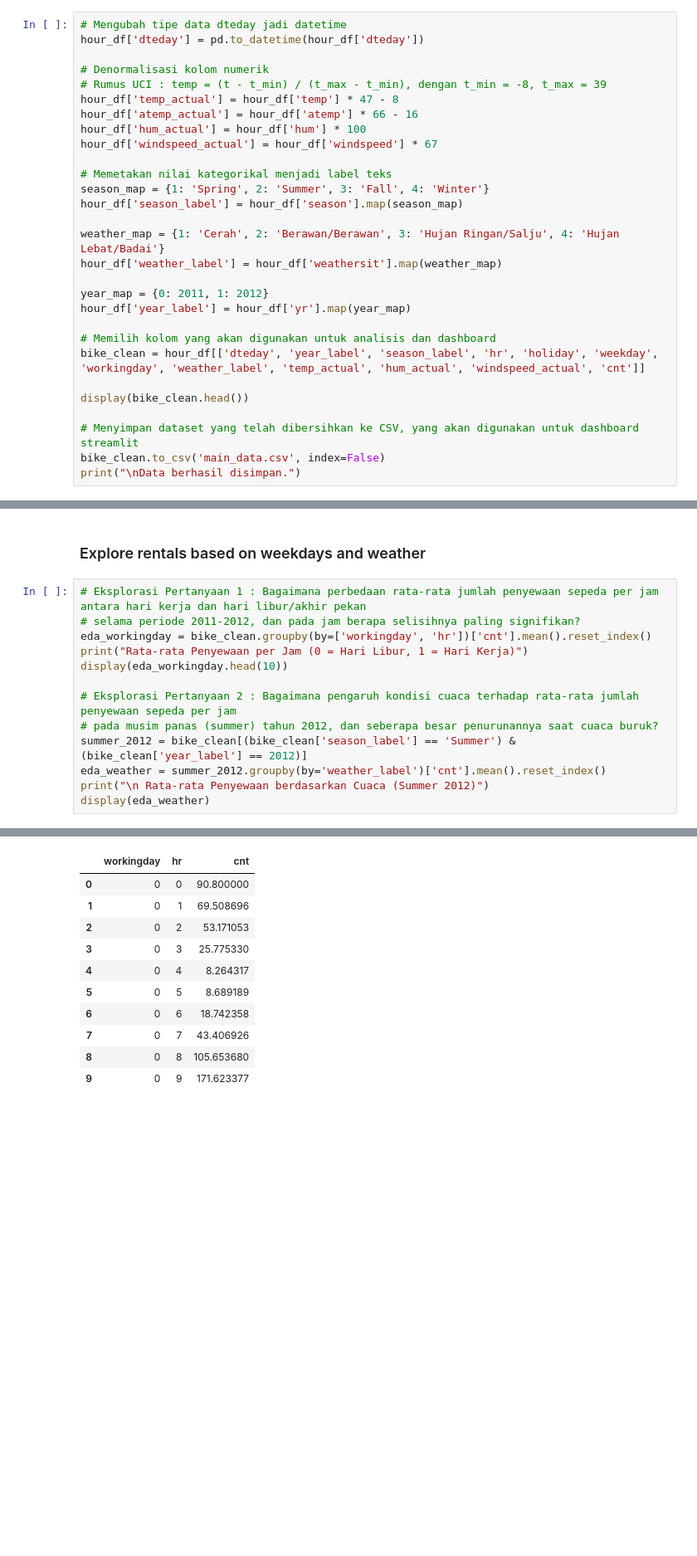
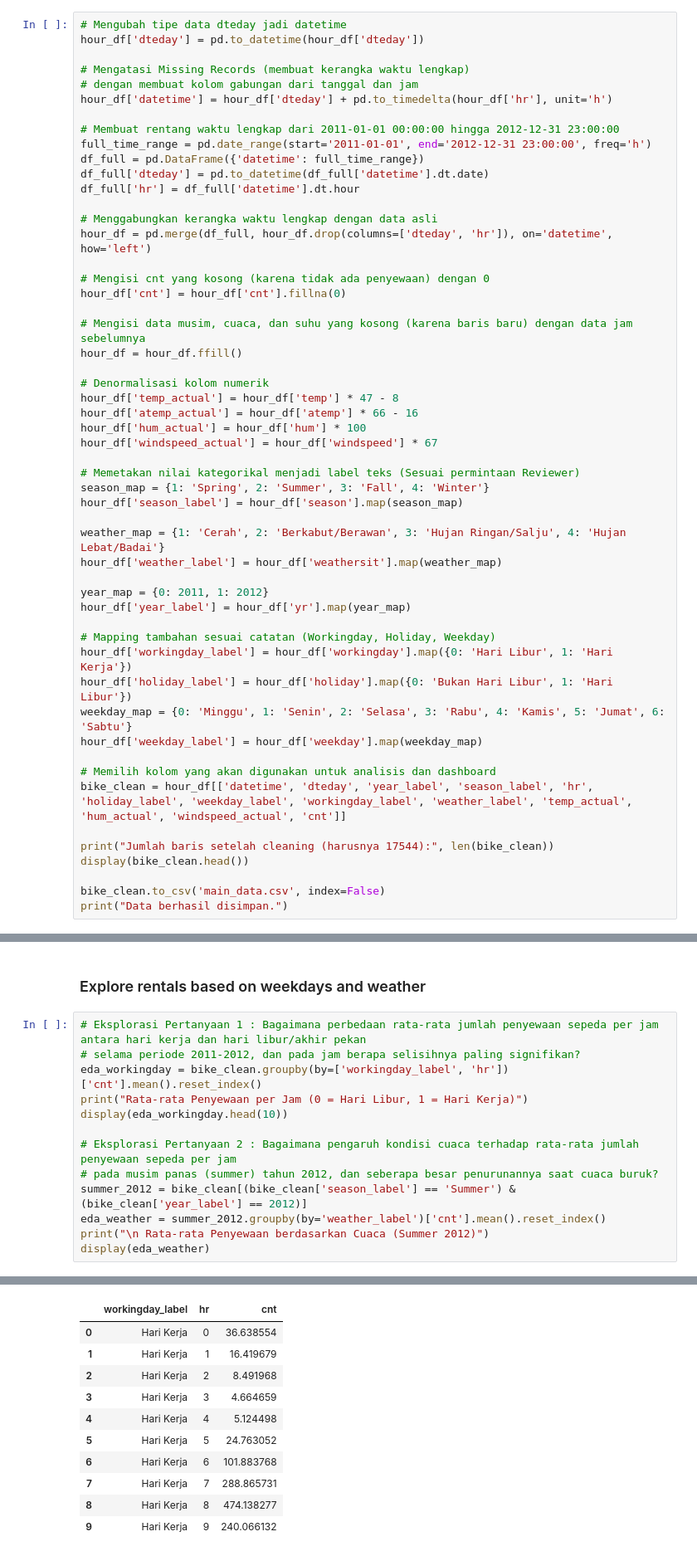
Before and after one commit to Candra-cnd/bike-sharing-dashboard, a Jupyter notebook: notebook.ipynb, the cells around one changed output, grey strips where cells are left out. Shown at 83% size. Drawn from its saved outputs; the diff is of its cells as text; blank space fills up the shorter version.

```diff
--- a/notebook.ipynb
+++ b/notebook.ipynb
@@ -151,29 +152,53 @@ Jumlah duplikat:  0
 # Mengubah tipe data dteday jadi datetime
 hour_df['dteday'] = pd.to_datetime(hour_df['dteday'])
 
+# Mengatasi Missing Records (membuat kerangka waktu lengkap)
+# dengan membuat kolom gabungan dari tanggal dan jam
+hour_df['datetime'] = hour_df['dteday'] + pd.to_timedelta(hour_df['hr'], unit='h')
+
+# Membuat rentang waktu lengkap dari 2011-01-01 00:00:00 hingga 2012-12-31 23:00:00
+full_time_range = pd.date_range(start='2011-01-01', end='2012-12-31 23:00:00', freq='h')
+df_full = pd.DataFrame({'datetime': full_time_range})
+df_full['dteday'] = pd.to_datetime(df_full['datetime'].dt.date)
+df_full['hr'] = df_full['datetime'].dt.hour
+
+# Menggabungkan kerangka waktu lengkap dengan data asli
+hour_df = pd.merge(df_full, hour_df.drop(columns=['dteday', 'hr']), on='datetime', how='left')
+
+# Mengisi cnt yang kosong (karena tidak ada penyewaan) dengan 0
+hour_df['cnt'] = hour_df['cnt'].fillna(0)
+
+# Mengisi data musim, cuaca, dan suhu yang kosong (karena baris baru) dengan data jam sebelumnya
+hour_df = hour_df.ffill()
+
 # Denormalisasi kolom numerik
-# Rumus UCI : temp = (t - t_min) / (t_max - t_min), dengan t_min = -8, t_max = 39
 hour_df['temp_actual'] = hour_df['temp'] * 47 - 8
 hour_df['atemp_actual'] = hour_df['atemp'] * 66 - 16
 hour_df['hum_actual'] = hour_df['hum'] * 100
 hour_df['windspeed_actual'] = hour_df['windspeed'] * 67
 
-# Memetakan nilai kategorikal menjadi label teks
+# Memetakan nilai kategorikal menjadi label teks (Sesuai permintaan Reviewer)
 season_map = {1: 'Spring', 2: 'Summer', 3: 'Fall', 4: 'Winter'}
 hour_df['season_label'] = hour_df['season'].map(season_map)
 
-weather_map = {1: 'Cerah', 2: 'Berawan/Berawan', 3: 'Hujan Ringan/Salju', 4: 'Hujan Lebat/Badai'}
+weather_map = {1: 'Cerah', 2: 'Berkabut/Berawan', 3: 'Hujan Ringan/Salju', 4: 'Hujan Lebat/Badai'}
 hour_df['weather_label'] = hour_df['weathersit'].map(weather_map)
 
 year_map = {0: 2011, 1: 2012}
 hour_df['year_label'] = hour_df['yr'].map(year_map)
 
+# Mapping tambahan sesuai catatan (Workingday, Holiday, Weekday)
+hour_df['workingday_label'] = hour_df['workingday'].map({0: 'Hari Libur', 1: 'Hari Kerja'})
+hour_df['holiday_label'] = hour_df['holiday'].map({0: 'Bukan Hari Libur', 1: 'Hari Libur'})
+weekday_map = {0: 'Minggu', 1: 'Senin', 2: 'Selasa', 3: 'Rabu', 4: 'Kamis', 5: 'Jumat', 6: 'Sabtu'}
+hour_df['weekday_label'] = hour_df['weekday'].map(weekday_map)
+
 # Memilih kolom yang akan digunakan untuk analisis dan dashboard
-bike_clean = hour_df[['dteday', 'year_label', 'season_label', 'hr', 'holiday', 'weekday', 'workingday', 'weather_label', 'temp_actual', 'hum_actual', 'windspeed_actual', 'cnt']]
+bike_clean = hour_df[['datetime', 'dteday', 'year_label', 'season_label', 'hr', 'holiday_label', 'weekday_label', 'workingday_label', 'weather_label', 'temp_actual', 'hum_actual', 'windspeed_actual', 'cnt']]
 
+print("Jumlah baris setelah cleaning (harusnya 17544):", len(bike_clean))
 display(bike_clean.head())
 
-# Menyimpan dataset yang telah dibersihkan ke CSV, yang akan digunakan untuk dashboard streamlit
 bike_clean.to_csv('main_data.csv', index=False)
-print("\nData berhasil disimpan.")
+print("Data berhasil disimpan.")
 # %% [output]
@@ -195,28 +221,28 @@ Data berhasil disimpan.
 # %%
 # Eksplorasi Pertanyaan 1 : Bagaimana perbedaan rata-rata jumlah penyewaan sepeda per jam antara hari kerja dan hari libur/akhir pekan
 # selama periode 2011-2012, dan pada jam berapa selisihnya paling signifikan?
-eda_workingday = bike_clean.groupby(by=['workingday', 'hr'])['cnt'].mean().reset_index()
+eda_workingday = bike_clean.groupby(by=['workingday_label', 'hr'])['cnt'].mean().reset_index()
 print("Rata-rata Penyewaan per Jam (0 = Hari Libur, 1 = Hari Kerja)")
 display(eda_workingday.head(10))
 
 # Eksplorasi Pertanyaan 2 : Bagaimana pengaruh kondisi cuaca terhadap rata-rata jumlah penyewaan sepeda per jam
 # pada musim panas (summer) tahun 2012, dan seberapa besar penurunannya saat cuaca buruk?
 summer_2012 = bike_clean[(bike_clean['season_label'] == 'Summer') & (bike_clean['year_label'] == 2012)]
 eda_weather = summer_2012.groupby(by='weather_label')['cnt'].mean().reset_index()
 print("\n Rata-rata Penyewaan berdasarkan Cuaca (Summer 2012)")
 display(eda_weather)
 # %% [output]
 Rata-rata Penyewaan per Jam (0 = Hari Libur, 1 = Hari Kerja)
-|  | workingday | hr | cnt |
-| 0 | 0 | 0 | 90.800000 |
-| 1 | 0 | 1 | 69.508696 |
-| 2 | 0 | 2 | 53.171053 |
-| 3 | 0 | 3 | 25.775330 |
-| 4 | 0 | 4 | 8.264317 |
-| 5 | 0 | 5 | 8.689189 |
-| 6 | 0 | 6 | 18.742358 |
-| 7 | 0 | 7 | 43.406926 |
-| 8 | 0 | 8 | 105.653680 |
-| 9 | 0 | 9 | 171.623377 |
+|  | workingday_label | hr | cnt |
+| 0 | Hari Kerja | 0 | 36.638554 |
+| 1 | Hari Kerja | 1 | 16.419679 |
+| 2 | Hari Kerja | 2 | 8.491968 |
+| 3 | Hari Kerja | 3 | 4.664659 |
+| 4 | Hari Kerja | 4 | 5.124498 |
+| 5 | Hari Kerja | 5 | 24.763052 |
+| 6 | Hari Kerja | 6 | 101.883768 |
+| 7 | Hari Kerja | 7 | 288.865731 |
+| 8 | Hari Kerja | 8 | 474.138277 |
+| 9 | Hari Kerja | 9 | 240.066132 |
  Rata-rata Penyewaan berdasarkan Cuaca (Summer 2012)
 |  | weather_label | cnt |
```
Also changed, not shown: parts of 7 cells of this notebook, 2 other files.
